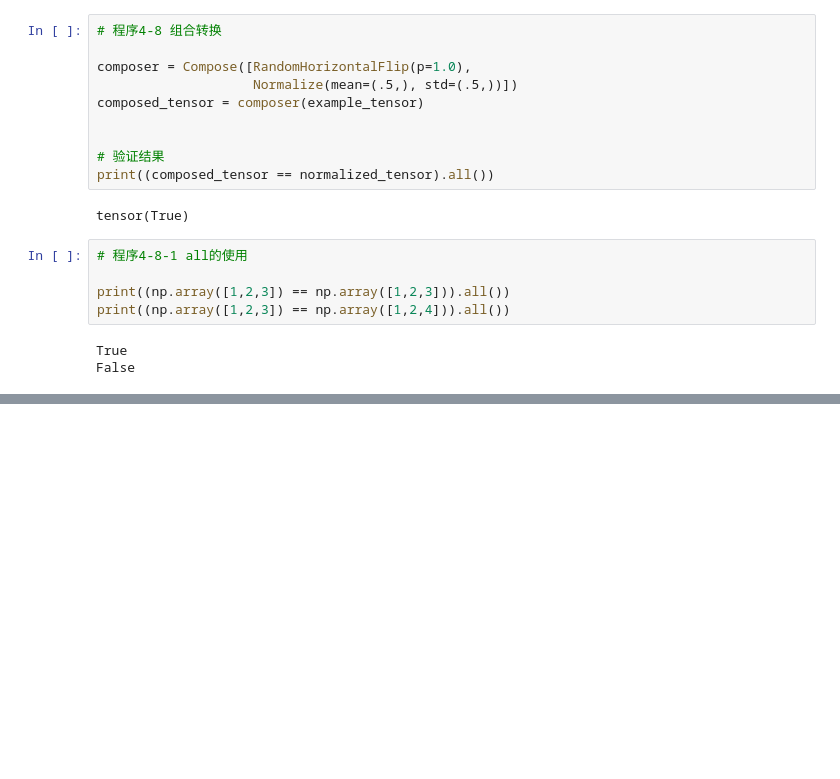
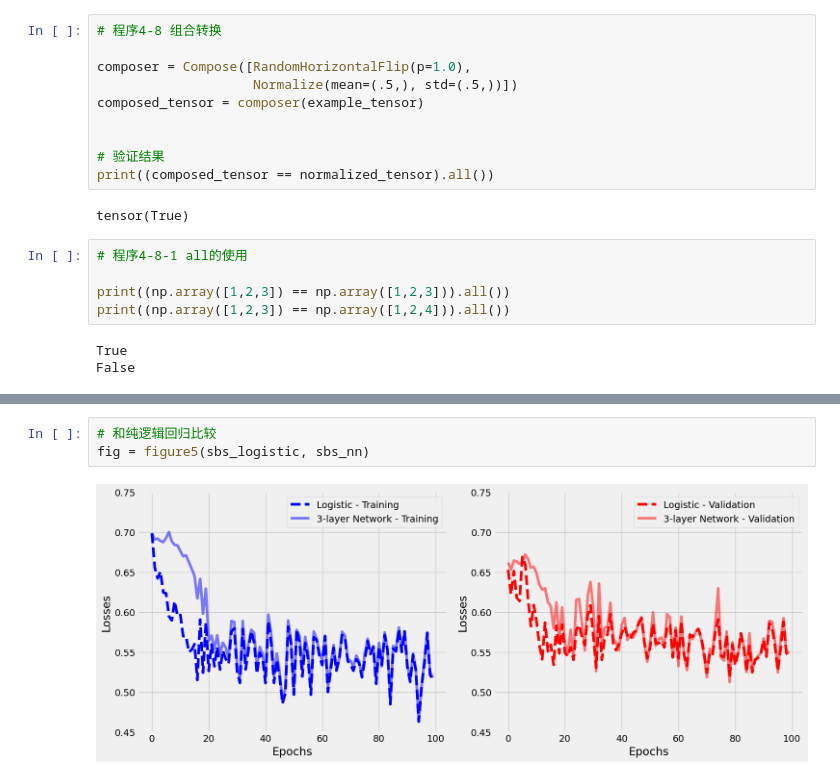
Before and after one commit to jhonprice/PyTorchStepByStep, a Jupyter notebook: runtest/ch04.ipynb, the cells around one changed output, grey strips where cells are left out. Drawn from its saved outputs; the diff is of its cells as text; blank space fills up the shorter version.

```diff
--- a/runtest/ch04.ipynb
+++ b/runtest/ch04.ipynb
@@ -411,0 +838,5 @@ False
+# %%
+# 和纯逻辑回归比较
+fig = figure5(sbs_logistic, sbs_nn)
+# %% [output]
+[figure, added]
```
Also changed, not shown: parts of 53 cells of this notebook, 1 other file.
